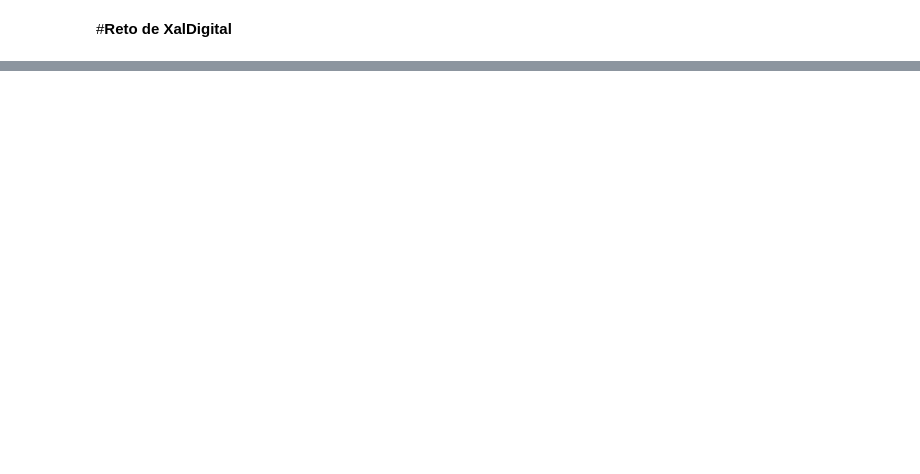
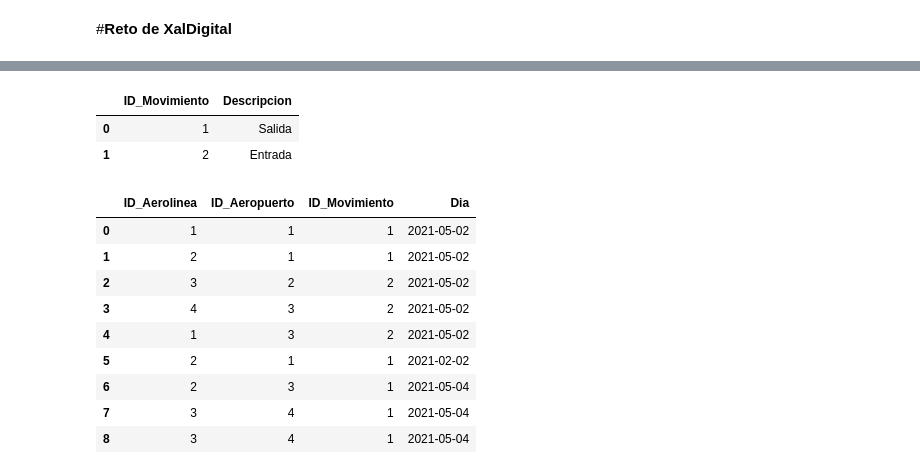
Before and after one commit to elArthurdGuTeS/cheatsheets, a Jupyter notebook: challenge_xald.ipynb, the cells around one changed output, grey strips where cells are left out. Drawn from its saved outputs; the diff is of its cells as text; code cells hidden in the pictures; blank space fills up the shorter version.

```diff
--- a/challenge_xald.ipynb
+++ b/challenge_xald.ipynb
@@ -81,0 +100,3 @@ df_Sub.head()
+# %%
+#Conectando con la base de datos
+db = sqlite3.connect("segundo.db")
@@ -81,0 +137,31 @@ df_Sub.head()
+# %%
+qry = """
+
+SELECT * FROM Movimientos
+
+"""
+df = pd.read_sql_query(qry, db)
+df.head()
+# %% [output]
+|  | ID_Movimiento | Descripcion |
+| 0 | 1 | Salida |
+| 1 | 2 | Entrada |
+# %%
+qry = """
+
+SELECT * FROM Vuelos
+
+"""
+df = pd.read_sql_query(qry, db)
+df
+# %% [output]
+|  | ID_Aerolinea | ID_Aeropuerto | ID_Movimiento | Dia |
+| 0 | 1 | 1 | 1 | 2021-05-02 |
+| 1 | 2 | 1 | 1 | 2021-05-02 |
+| 2 | 3 | 2 | 2 | 2021-05-02 |
+| 3 | 4 | 3 | 2 | 2021-05-02 |
+| 4 | 1 | 3 | 2 | 2021-05-02 |
+| 5 | 2 | 1 | 1 | 2021-02-02 |
+| 6 | 2 | 3 | 1 | 2021-05-04 |
+| 7 | 3 | 4 | 1 | 2021-05-04 |
+| 8 | 3 | 4 | 1 | 2021-05-04 |
```
Also changed, not shown: parts of 20 cells of this notebook.
